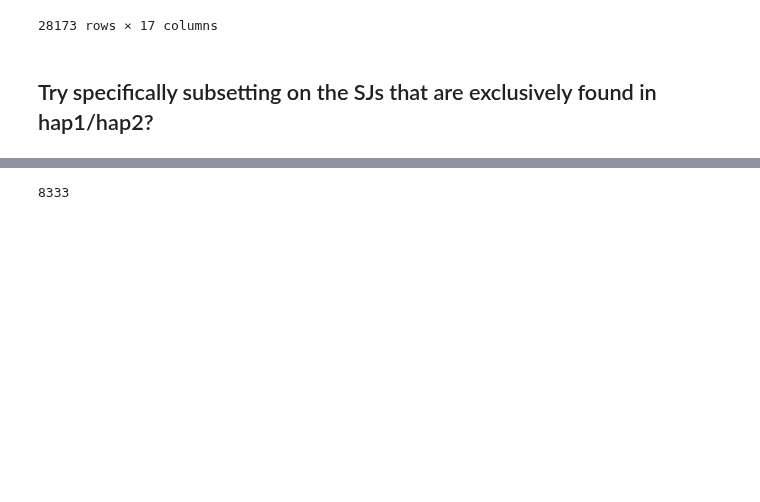
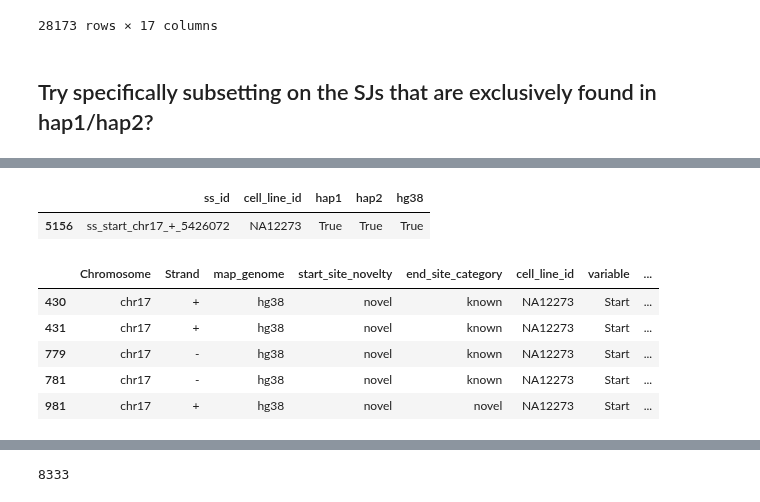
Before and after one commit to fairliereese/240903_pt, a Jupyter notebook: analysis/td_personal_get_distances_to_known_ss.ipynb, the cells around one changed output, grey strips where cells are left out. Drawn from its saved outputs; the diff is of its cells as text; code cells hidden in the pictures; blank space fills up the shorter version.

Commit message:
more novel sj / ic analysis; dumpster for bad distance analysis

```diff
--- a/analysis/td_personal_get_distances_to_known_ss.ipynb
+++ b/analysis/td_personal_get_distances_to_known_ss.ipynb
@@ -207,0 +221,3 @@ df.drop('Unnamed: 0', axis=1, inplace=True)
+# %%
+df = df_back.copy(deep=True)
+df.head()
@@ -207,0 +235,4 @@ df.drop('Unnamed: 0', axis=1, inplace=True)
+# %%
+# melt to 5' and 3'
+df[['Chromosome', 'Strand', 'Start', 'End']] = df.sj_id.str.split('_', expand=True)
+df.tail()
@@ -207,0 +303,15 @@ df.drop('Unnamed: 0', axis=1, inplace=True)
+# %%
+df.loc[df.ss_id=='ss_start_chr17_+_5426072']
+# %% [output]
+|  | ss_id | cell_line_id | hap1 | hap2 | hg38 |
+| 5156 | ss_start_chr17_+_5426072 | NA12273 | True | True | True |
+# %%
+df['ss_count'] = df.groupby('ss_id')['map_genome'].transform('count')
+df.loc[df.ss_count>3].head()
+# %% [output]
+|  | Chromosome | Strand | map_genome | start_site_novelty | end_site_category | cell_line_id | variable | ... |
+| 430 | chr17 | + | hg38 | novel | known | NA12273 | Start | ... |
+| 431 | chr17 | + | hg38 | novel | known | NA12273 | Start | ... |
+| 779 | chr17 | - | hg38 | novel | known | NA12273 | Start | ... |
+| 781 | chr17 | - | hg38 | novel | known | NA12273 | Start | ... |
+| 981 | chr17 | + | hg38 | novel | novel | NA12273 | Start | ... |
```
Also changed, not shown: parts of 14 cells of this notebook.
